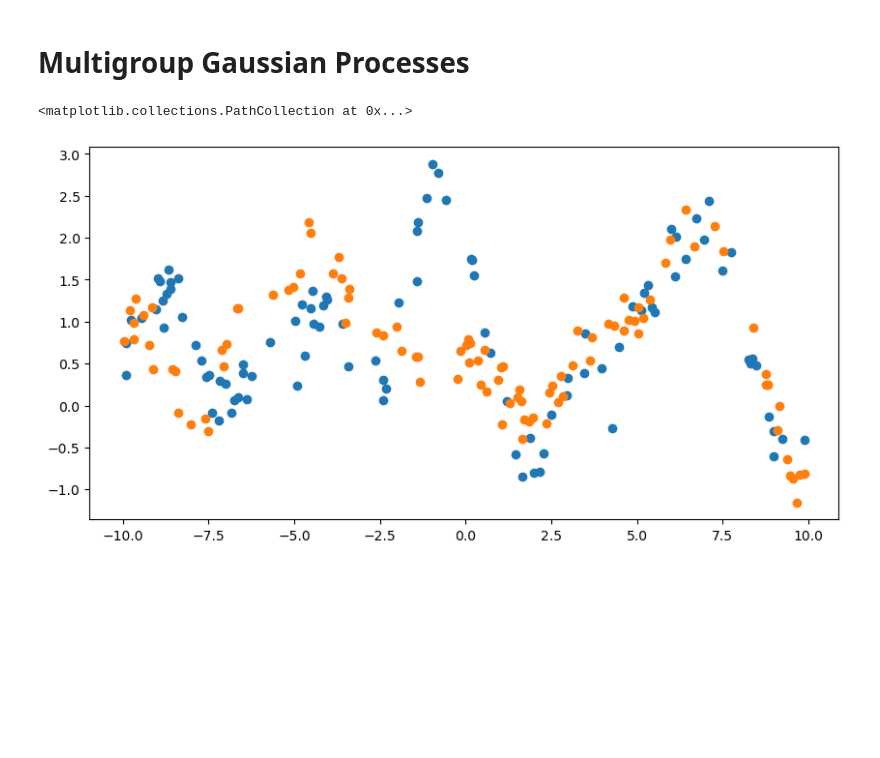
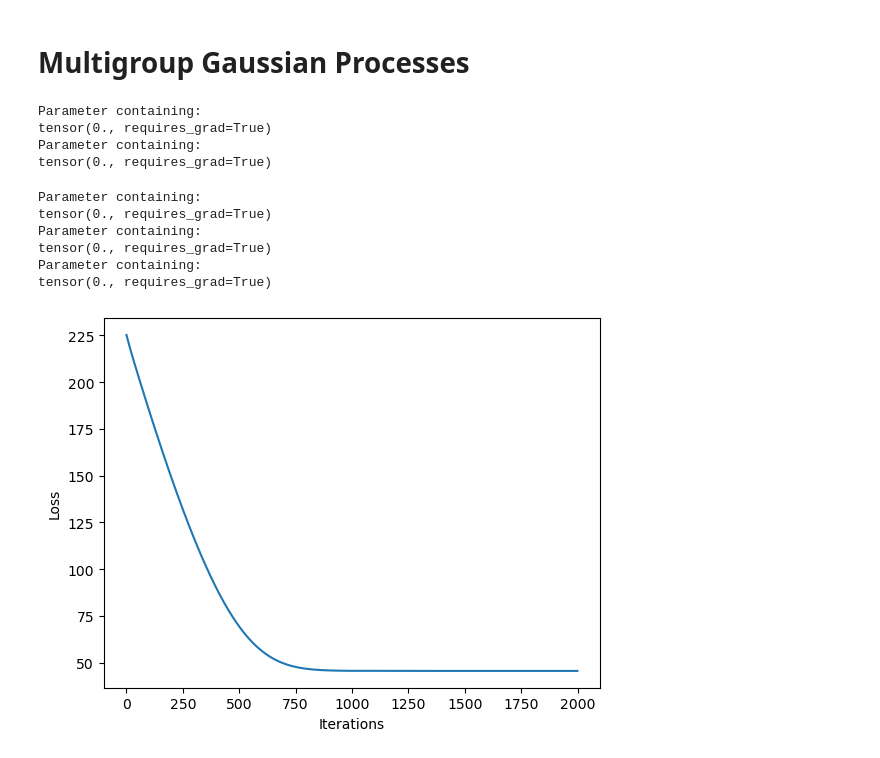
Before and after one commit to luisdiaz1997/pyro, a Jupyter notebook: tutorial/source/mggp.ipynb, the cells around one changed output. Drawn from its saved outputs; the diff is of its cells as text; code cells hidden in the pictures; blank space fills up the shorter version.

Commit message:
Implemented multigroup GP regression model

```diff
--- a/tutorial/source/mggp.ipynb
+++ b/tutorial/source/mggp.ipynb
@@ -33,10 +33,53 @@ X_groups = torch.concatenate([torch.zeros(n0), torch.ones(n1)]).type(torch.LongT
 kernel_true = gp.kernels.MultiGroupRBF(input_dim=1, variance=torch.tensor(1), lengthscale=torch.tensor(1), group_diff_param=torch.tensor(1))
 cov = kernel_true.forward(X=X, groupsX=X_groups)+noise_variance.expand(n0+n1).diag()
 Y = dist.MultivariateNormal(torch.zeros_like(X), cov).sample()
-# %%
-plt.figure(figsize=(10, 5))
-plt.scatter(X0, Y[:n0])
-plt.scatter(X1, Y[n0:])
-# %% [output]
-<matplotlib.collections.PathCollection at 0x...>
-[figure, removed]
+# %%
+kernel = gp.kernels.MultiGroupRBF(input_dim=1, variance=torch.tensor(1), lengthscale=torch.tensor(1), group_diff_param=torch.tensor(1))
+
+gpr = gp.models.MultigroupGP(X, Y, kernel, X_groups, group_specific_noise_terms=False)
+# %%
+for parameter in gpr.kernel.parameters():
+    print(parameter)
+# %% [output]
+Parameter containing:
+tensor(0., requires_grad=True)
+Parameter containing:
+tensor(0., requires_grad=True)
+# %%
+for parameter in gpr.parameters():
+    print(parameter)
+# %% [output]
+Parameter containing:
+tensor(0., requires_grad=True)
+Parameter containing:
+tensor(0., requires_grad=True)
+Parameter containing:
+tensor(0., requires_grad=True)
+# %%
+optimizer = torch.optim.Adam(gpr.parameters(), lr=0.005)
+loss_fn = pyro.infer.Trace_ELBO().differentiable_loss
+losses = []
+variances = []
+lengthscales = []
+noises = []
+num_steps = 2000
+for i in range(num_steps):
+    variances.append(gpr.kernel.variance.item())
+    noises.append(gpr.noise.item())
+    lengthscales.append(gpr.kernel.lengthscale.item())
+    optimizer.zero_grad()
+    loss = loss_fn(gpr.model, gpr.guide)
+    loss.backward()
+    optimizer.step()
+    losses.append(loss.item())
+# %%
+# let's plot the loss curve after 2000 steps of training
+def plot_loss(loss):
+    plt.plot(loss)
+    plt.xlabel("Iterations")
+    _ = plt.ylabel("Loss")  # supress output text
+
+
+plot_loss(losses)
+# %% [output]
+[figure, added]
```
Also changed, not shown: parts of 4 cells of this notebook, 4 other files.
